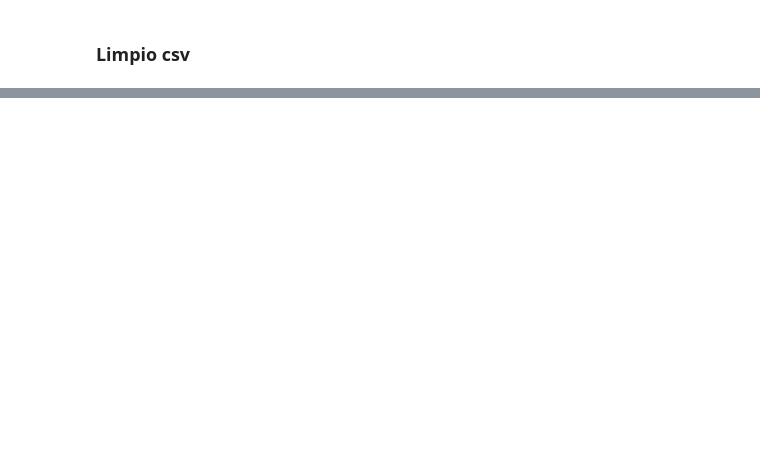
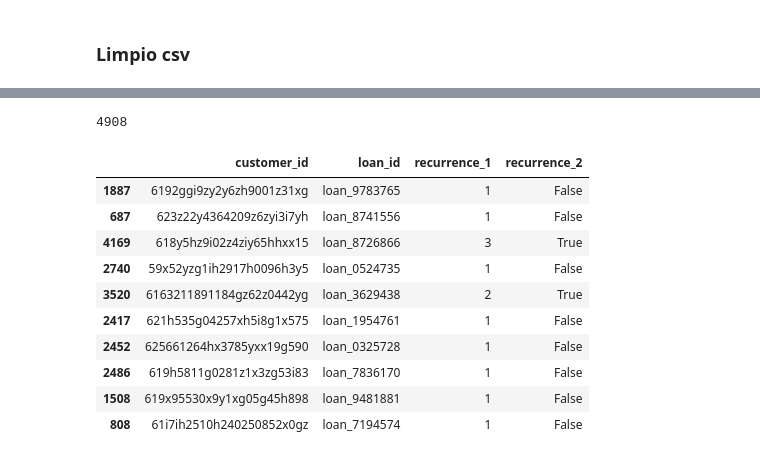
Before and after one commit to SofiFasce/Challenge, a Jupyter notebook: Chellenge_ok.ipynb, the cells around one changed output, grey strips where cells are left out. Saved outputs shown, nothing was run; the diff lists cells and outputs as text; code cells hidden in the pictures; blank space fills up the shorter version.

```diff
--- a/Chellenge_ok.ipynb
+++ b/Chellenge_ok.ipynb
@@ -116,0 +216,6 @@ client.insert_rows_from_dataframe(table=table, dataframe=df2 )
+# %%
+df=pd.DataFrame(df_ok)
+# %%
+len(df)
+# %% [output]
+4908
@@ -116,0 +224,14 @@ client.insert_rows_from_dataframe(table=table, dataframe=df2 )
+# %%
+df.sample(10)
+# %% [output]
+|  | customer_id | loan_id | recurrence_1 | recurrence_2 |
+| 1887 | 6192ggi9zy2y6zh9001z31xg | loan_9783765 | 1 | False |
+| 687 | 623z22y4364209z6zyi3i7yh | loan_8741556 | 1 | False |
+| 4169 | 618y5hz9i02z4ziy65hhxx15 | loan_8726866 | 3 | True |
+| 2740 | 59x52yzg1ih2917h0096h3y5 | loan_0524735 | 1 | False |
+| 3520 | 6163211891184gz62z0442yg | loan_3629438 | 2 | True |
+| 2417 | 621h535g04257xh5i8g1x575 | loan_1954761 | 1 | False |
+| 2452 | 625661264hx3785yxx19g590 | loan_0325728 | 1 | False |
+| 2486 | 619h5811g0281z1x3zg53i83 | loan_7836170 | 1 | False |
+| 1508 | 619x95530x9y1xg05g45h898 | loan_9481881 | 1 | False |
+| 808 | 61i7ih2510h240250852x0gz | loan_7194574 | 1 | False |
```
Also changed, not shown: parts of 62 cells of this notebook, 8 other files.
